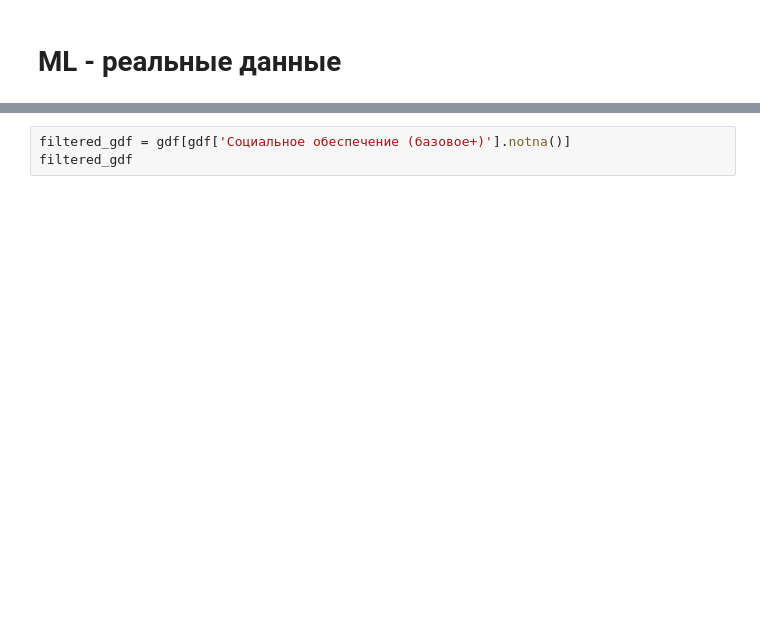
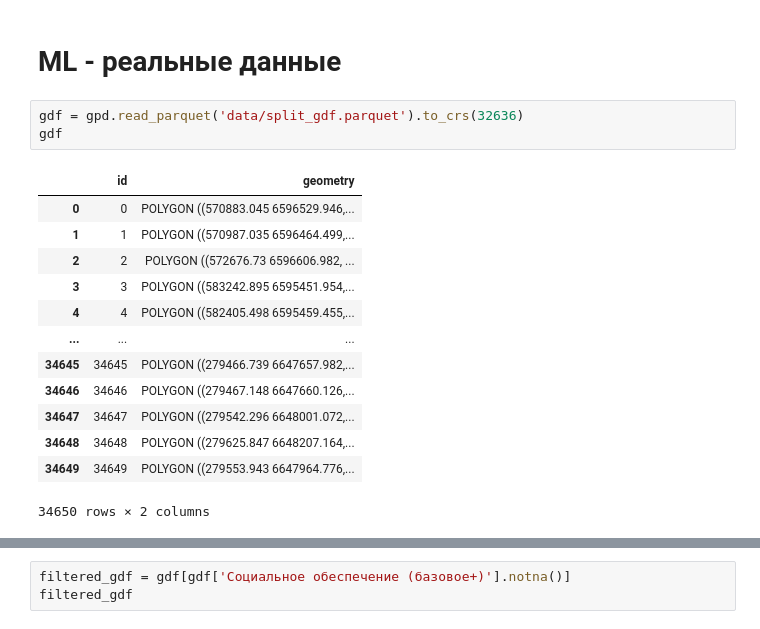
Before and after one commit to Mvin8/Urbanomy, a Jupyter notebook: examples/F37.ipynb, the cells around one changed output, grey strips where cells are left out. Drawn from its saved outputs; the diff is of its cells as text; blank space fills up the shorter version.

Commit message:
split blocks

```diff
--- a/examples/F37.ipynb
+++ b/examples/F37.ipynb
@@ -221,5 +206,22 @@ split_gdf
 # %% [markdown]
 # ML - реальные данные
+# %%
+gdf = gpd.read_parquet('data/split_gdf.parquet').to_crs(32636)
+gdf
+# %% [output]
+|  | id | geometry |
+| 0 | 0 | POLYGON ((570883.045 6596529.946,... |
+| 1 | 1 | POLYGON ((570987.035 6596464.499,... |
+| 2 | 2 | POLYGON ((572676.73 6596606.982, ... |
+| 3 | 3 | POLYGON ((583242.895 6595451.954,... |
+| 4 | 4 | POLYGON ((582405.498 6595459.455,... |
+| ... | ... | ... |
+| 34645 | 34645 | POLYGON ((279466.739 6647657.982,... |
+| 34646 | 34646 | POLYGON ((279467.148 6647660.126,... |
+| 34647 | 34647 | POLYGON ((279542.296 6648001.072,... |
+| 34648 | 34648 | POLYGON ((279625.847 6648207.164,... |
+| 34649 | 34649 | POLYGON ((279553.943 6647964.776,... |
+34650 rows × 2 columns
 # %%
 gdf = gpd.read_parquet('data/territories_indicators.parquet')
 gdf.head()
```
Also changed, not shown: parts of 9 cells of this notebook.
